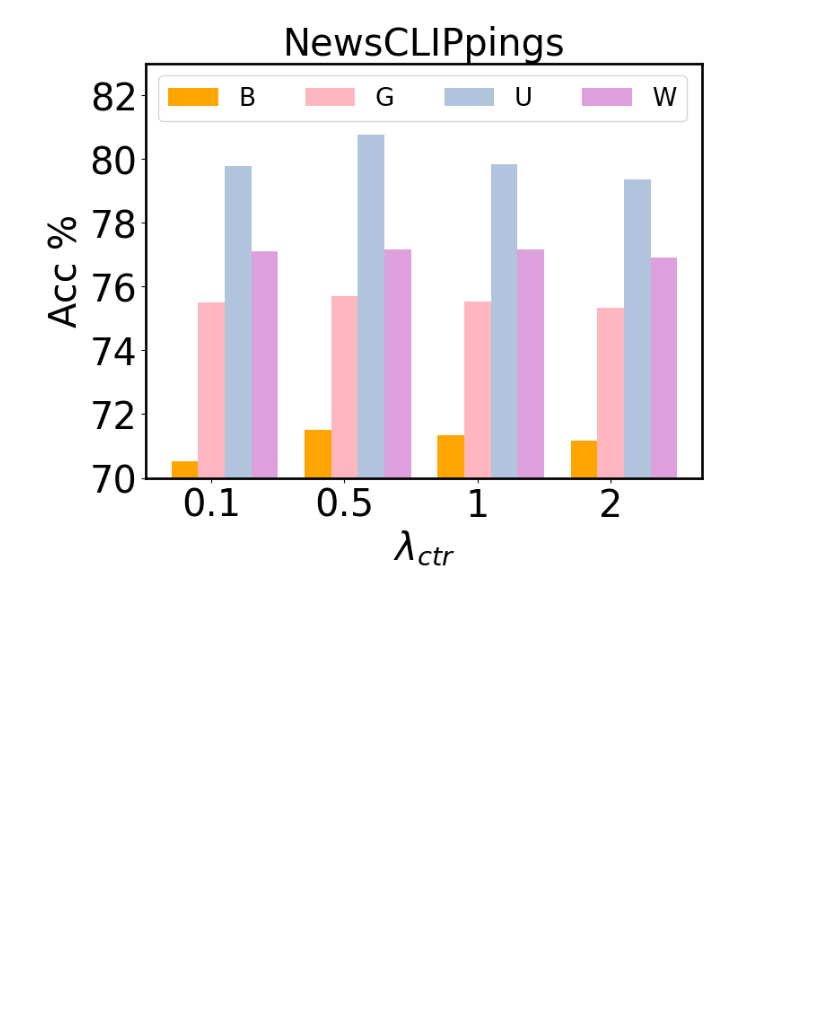
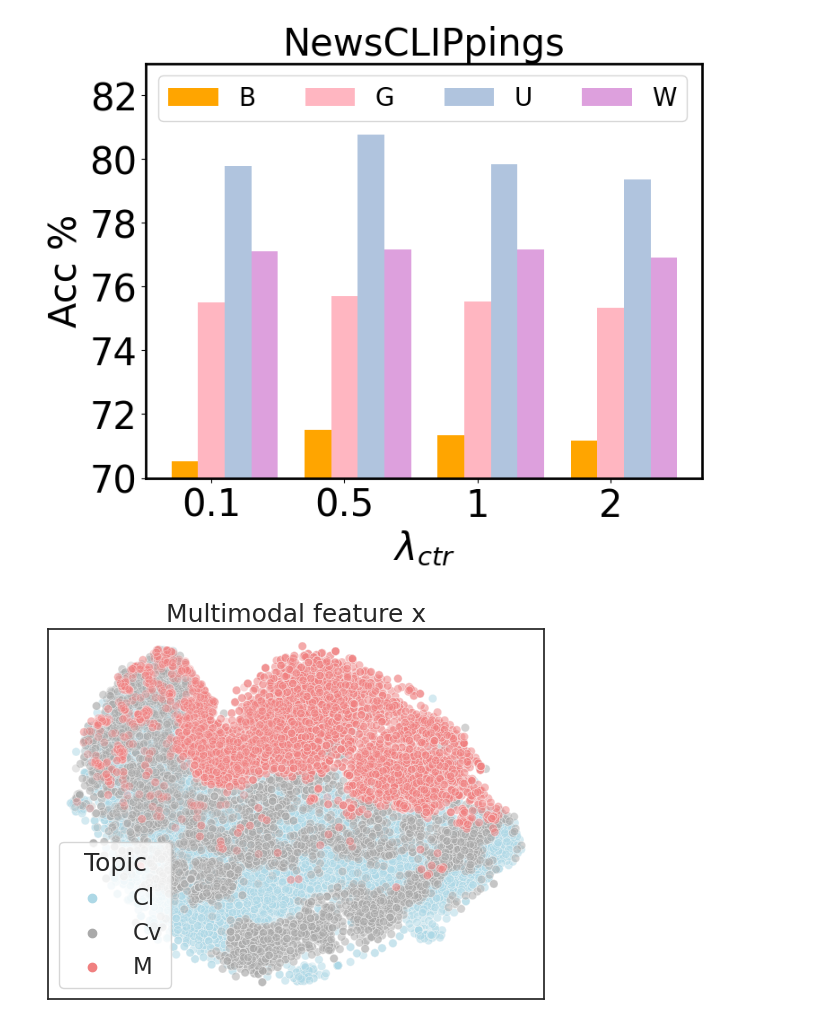
Before and after one commit to gymbeijing/ooc-detection-2, a Jupyter notebook: notebook/visualization.ipynb, the cells around one changed output. Drawn from its saved outputs; the diff is of its cells as text; code cells hidden in the pictures; blank space fills up the shorter version.

Commit message:
TSNE visualization

```diff
--- a/notebook/visualization.ipynb
+++ b/notebook/visualization.ipynb
@@ -181,0 +198,2 @@ plt.show()
+# %%
+emb_proj = tsne.fit_transform(emb)
@@ -181,0 +202,32 @@ plt.show()
+# %%
+emb_df = pd.DataFrame(columns=['x1', 'x2', 'Topic'],
+                       data=np.column_stack((emb_proj,
+                                            topic)))
+# %%
+abbrev_dict = {"climate": "Cl", "covid": "Cv", "military": "M"}
+emb_df.loc[:, 'x1'] = emb_df.x1.astype(float)
+emb_df.loc[:, 'x2'] = emb_df.x2.astype(float)
+emb_df['Topic'] = emb_df['Topic'].apply(lambda t: abbrev_dict[t.split('_')[0]])
+# %%
+sns.set_theme(font_scale=1.5, style="white")
+# %%
+color_scheme = ['lightblue', 'darkgray', 'lightcoral']
+fig = sns.scatterplot(
+    x="x1", y="x2",
+    hue="Topic",
+    data=emb_df,
+#     palette=["C0", "C1"],
+    # palette=sns.color_palette("hls", 3),
+    palette=color_scheme,
+    alpha=0.3,
+)
+
+fig.set(xlabel=None)
+fig.set(ylabel=None)
+fig.set(title="Multimodal feature x")
+fig.set(xticklabels=[])
+fig.set(yticklabels=[])
+fig.tick_params(bottom=False)
+fig.tick_params(left=False)
+# %% [output]
+[figure, added]
```
Also changed, not shown: parts of 7 cells of this notebook, 5 other files.
